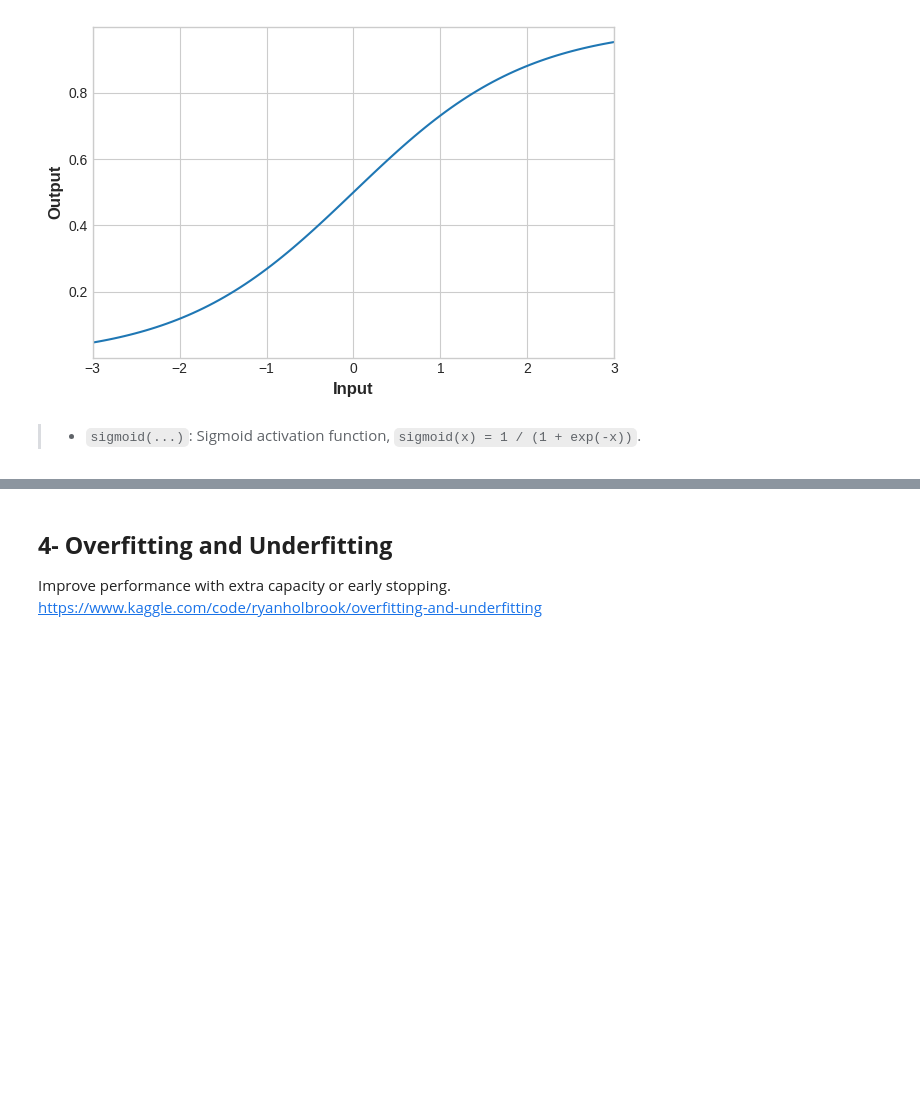
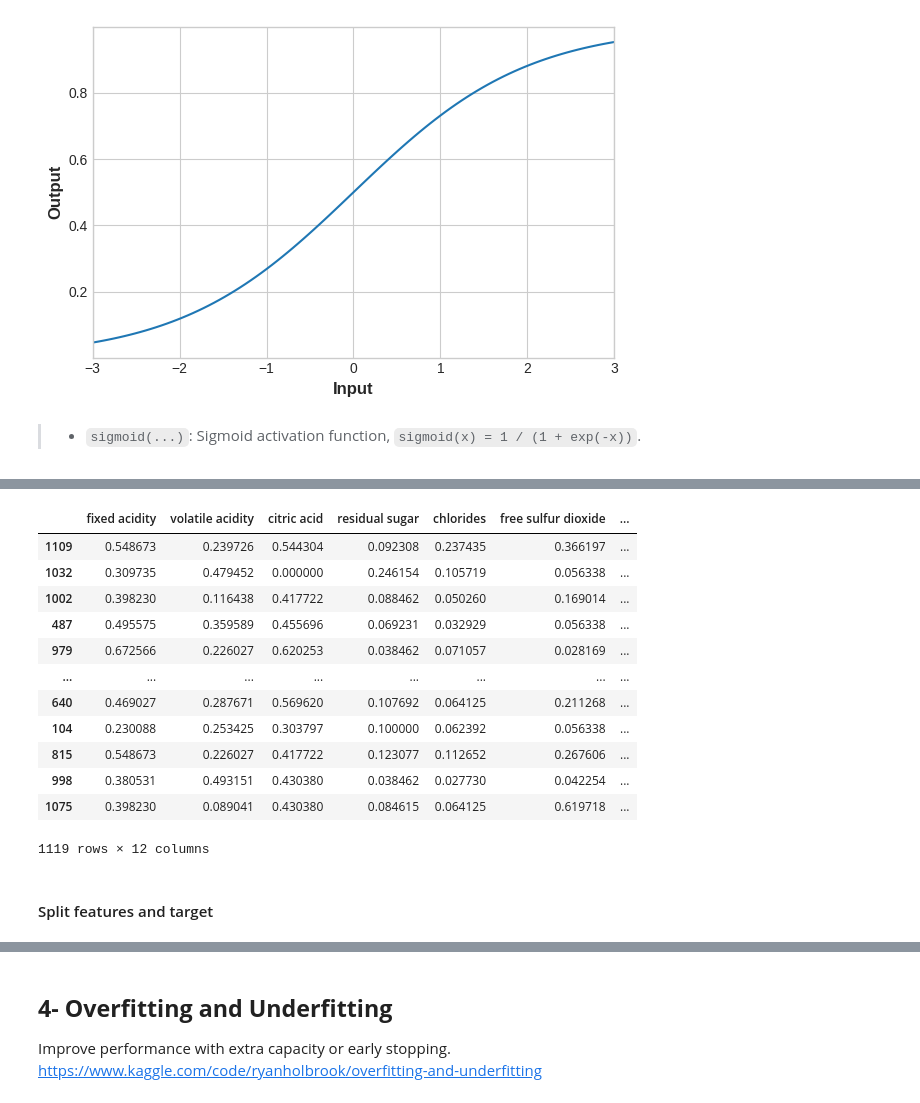
Before and after one commit to JBadawood/Kaggle, a Jupyter notebook: Intro_to_DL-Kaggle.ipynb, the cells around one changed output, grey strips where cells are left out. Cells and saved outputs as stored; diff of their text form; code cells hidden in the pictures; blank space fills up the shorter version.

```diff
--- a/Intro_to_DL-Kaggle.ipynb
+++ b/Intro_to_DL-Kaggle.ipynb
@@ -1201,0 +1380,4 @@ A function used *to define the error* between the **output of an algorithm** and
+# %%
+# Scale to [0, 1]
+max_ = df_train.max(axis=0)
+min_ = df_train.min(axis=0)
@@ -1201,0 +1416,21 @@ A function used *to define the error* between the **output of an algorithm** and
+# %%
+df_train = (df_train - min_) / (max_ - min_)
+df_valid = (df_valid - min_) / (max_ - min_)
+# %%
+df_train
+# %% [output]
+|  | fixed acidity | volatile acidity | citric acid | residual sugar | chlorides | free sulfur dioxide | ... |
+| 1109 | 0.548673 | 0.239726 | 0.544304 | 0.092308 | 0.237435 | 0.366197 | ... |
+| 1032 | 0.309735 | 0.479452 | 0.000000 | 0.246154 | 0.105719 | 0.056338 | ... |
+| 1002 | 0.398230 | 0.116438 | 0.417722 | 0.088462 | 0.050260 | 0.169014 | ... |
+| 487 | 0.495575 | 0.359589 | 0.455696 | 0.069231 | 0.032929 | 0.056338 | ... |
+| 979 | 0.672566 | 0.226027 | 0.620253 | 0.038462 | 0.071057 | 0.028169 | ... |
+| ... | ... | ... | ... | ... | ... | ... | ... |
+| 640 | 0.469027 | 0.287671 | 0.569620 | 0.107692 | 0.064125 | 0.211268 | ... |
+| 104 | 0.230088 | 0.253425 | 0.303797 | 0.100000 | 0.062392 | 0.056338 | ... |
+| 815 | 0.548673 | 0.226027 | 0.417722 | 0.123077 | 0.112652 | 0.267606 | ... |
+| 998 | 0.380531 | 0.493151 | 0.430380 | 0.038462 | 0.027730 | 0.042254 | ... |
+| 1075 | 0.398230 | 0.089041 | 0.430380 | 0.084615 | 0.064125 | 0.619718 | ... |
+1119 rows × 12 columns
+# %% [markdown]
+#### Split features and target
```
Also changed, not shown: parts of 61 cells of this notebook.
